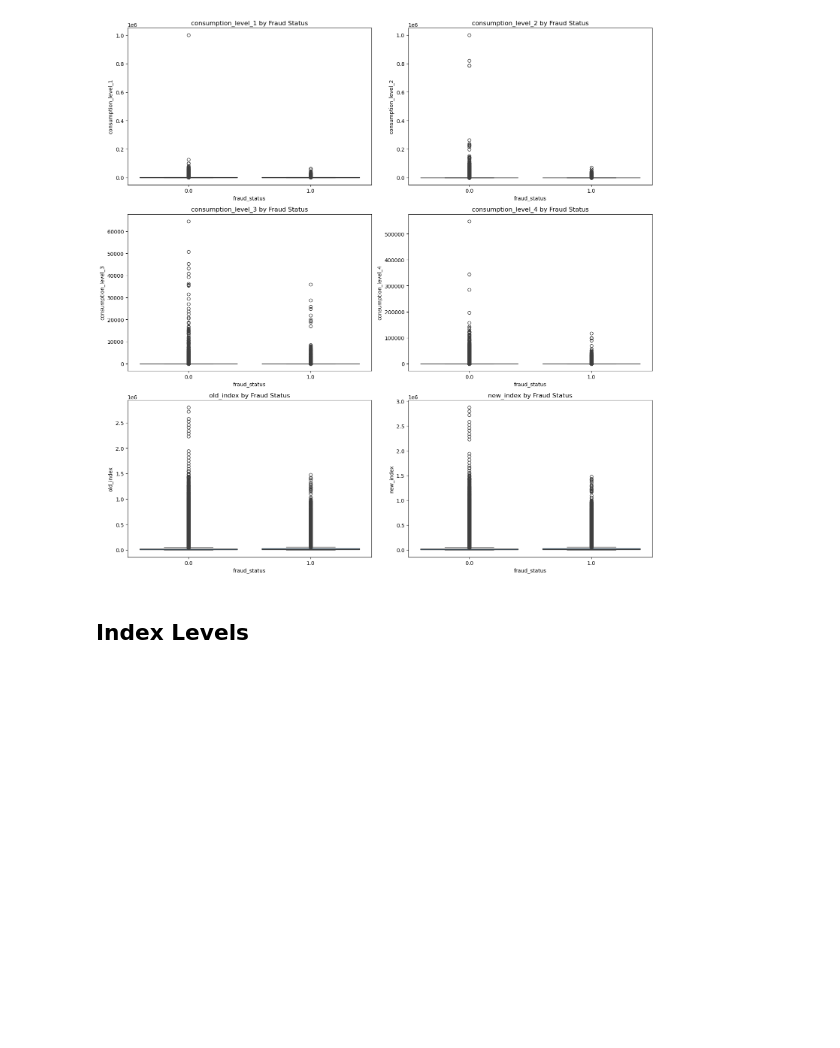
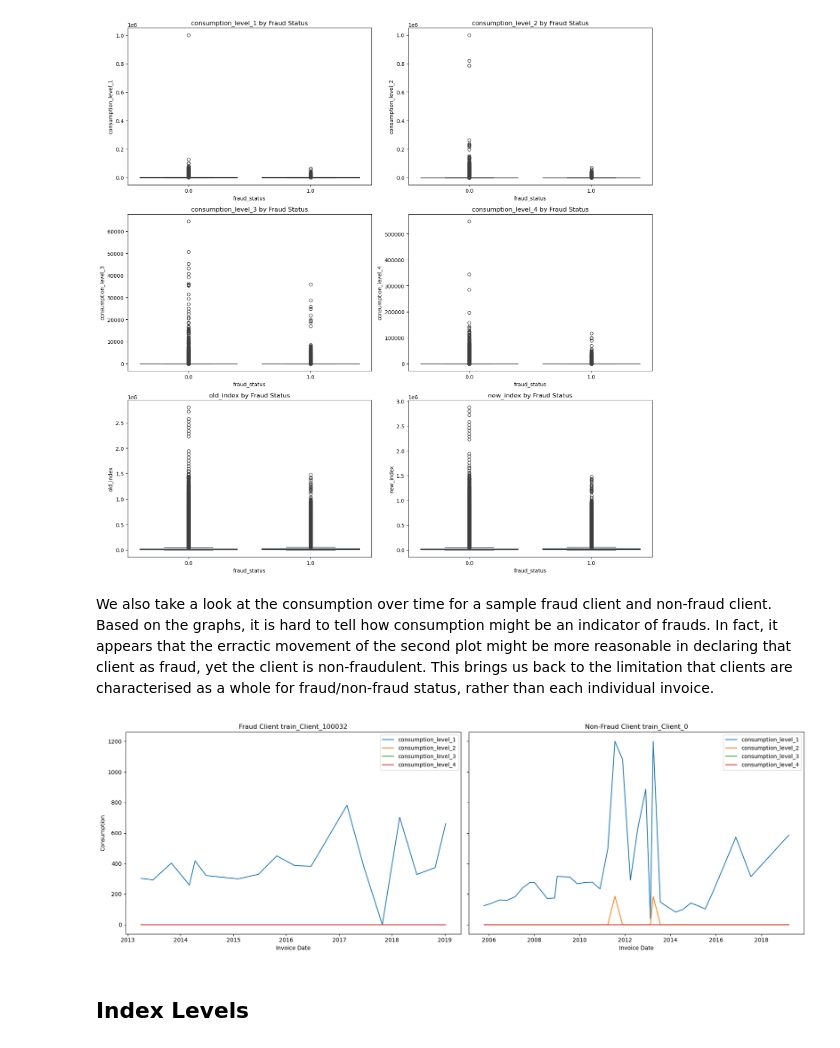
Before and after one commit to bernisschow/CS3244-Fraud-Detection-in-Electricity-and-Gas-Consumption, a Jupyter notebook: data_cleaning_and_EDA.ipynb, the cells around one changed output. Cells and saved outputs as stored; diff of their text form; code cells hidden in the pictures; blank space fills up the shorter version.

```diff
--- a/data_cleaning_and_EDA.ipynb
+++ b/data_cleaning_and_EDA.ipynb
@@ -782,6 +779,44 @@ plt.tight_layout()
 plt.show()
 # %% [output]
 [figure]
+# %% [markdown]
+We also take a look at the consumption over time for a sample fraud client and non-fraud client. Based on the graphs, it is hard to tell how consumption might be an indicator of frauds. In fact, it appears that the erractic movement of the second plot might be more reasonable in declaring that client as fraud, yet the client is non-fraudulent. This brings us back to the limitation that clients are characterised as a whole for fraud/non-fraud status, rather than each individual invoice.
+# %%
+# Sample fraud client data
+sample_fraud_client_id = client_train[client_train['fraud_status'] == 1]['client_id'].values[0]
+sample_fraud_client_data = invoice_train[invoice_train['client_id'] == sample_fraud_client_id].sort_values('invoice_date')
+
+# Sample non-fraud client data
+sample_non_fraud_client_id = client_train[client_train['fraud_status'] == 0]['client_id'].values[0]
+sample_non_fraud_client_data = invoice_train[invoice_train['client_id'] == sample_non_fraud_client_id].sort_values('invoice_date')
+
+# Create subplots for side-by-side visualization
+fig, axes = plt.subplots(1, 2, figsize=(18, 6), sharey=True)
+
+# Fraud client plot
+axes[0].plot(sample_fraud_client_data['invoice_date'], sample_fraud_client_data['consumption_level_1'], label='consumption_level_1')
+axes[0].plot(sample_fraud_client_data['invoice_date'], sample_fraud_client_data['consumption_level_2'], label='consumption_level_2')
+axes[0].plot(sample_fraud_client_data['invoice_date'], sample_fraud_client_data['consumption_level_3'], label='consumption_level_3')
+axes[0].plot(sample_fraud_client_data['invoice_date'], sample_fraud_client_data['consumption_level_4'], label='consumption_level_4')
+axes[0].set_title(f'Fraud Client {sample_fraud_client_id}')
+axes[0].set_xlabel('Invoice Date')
+axes[0].set_ylabel('Consumption')
+axes[0].legend()
+
+# Non-fraud client plot
+axes[1].plot(sample_non_fraud_client_data['invoice_date'], sample_non_fraud_client_data['consumption_level_1'], label='consumption_level_1')
+axes[1].plot(sample_non_fraud_client_data['invoice_date'], sample_non_fraud_client_data['consumption_level_2'], label='consumption_level_2')
+axes[1].plot(sample_non_fraud_client_data['invoice_date'], sample_non_fraud_client_data['consumption_level_3'], label='consumption_level_3')
+axes[1].plot(sample_non_fraud_client_data['invoice_date'], sample_non_fraud_client_data['consumption_level_4'], label='consumption_level_4')
+axes[1].set_title(f'Non-Fraud Client {sample_non_fraud_client_id}')
+axes[1].set_xlabel('Invoice Date')
+axes[1].legend()
+
+# Adjust layout and show plot
+plt.tight_layout()
+plt.show()
+# %% [output]
+[figure, added]
 # %% [markdown]
 ## Index Levels
 # %% [markdown]
```
Also changed, not shown: parts of 3 cells of this notebook.
